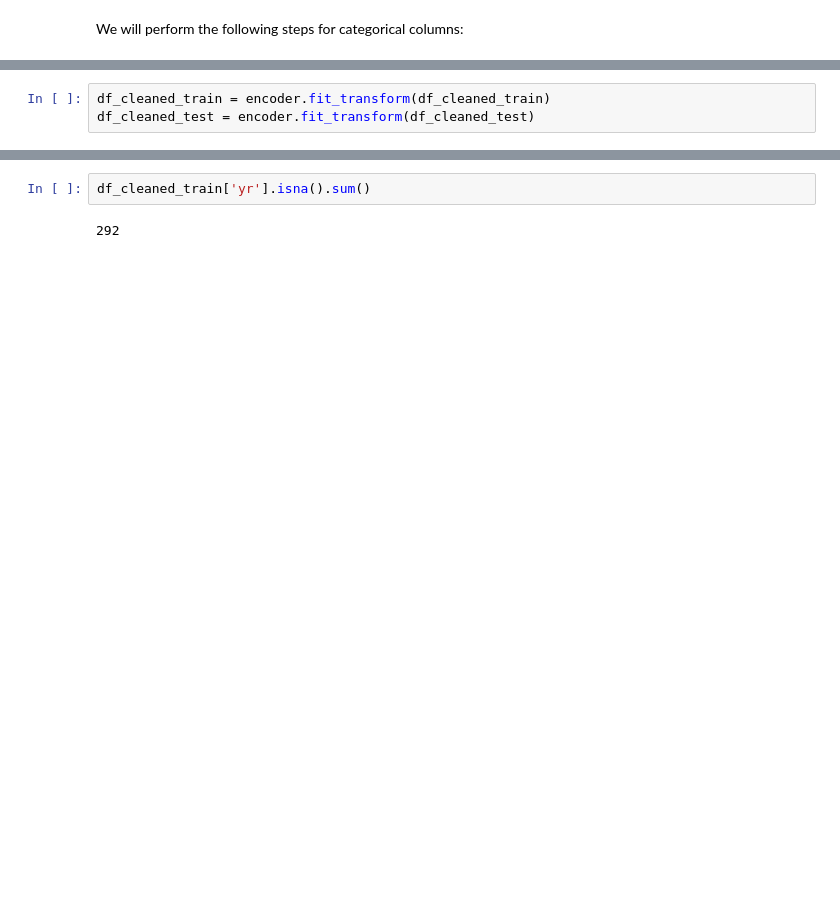
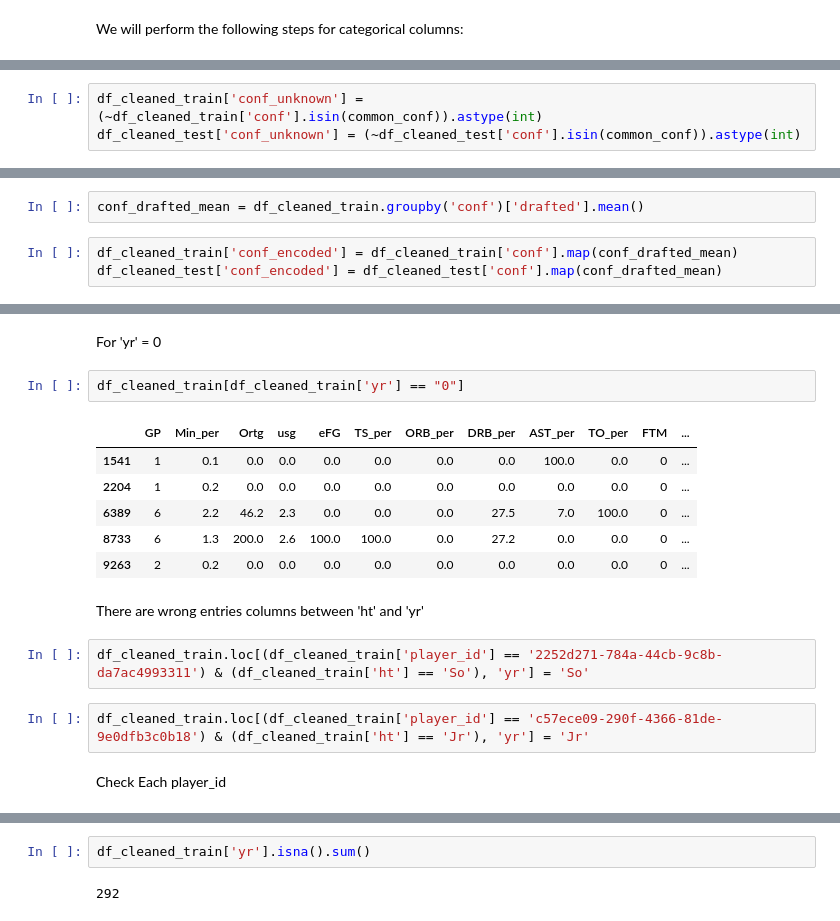
Before and after one commit to chuannarongvat/adv_mla_at1_14229898, a Jupyter notebook: notebooks/chingpayakmon_narongvat-14229898-week1_1.preprocessed.ipynb, the cells around one changed output, grey strips where cells are left out. Cells and saved outputs as stored; diff of their text form; blank space fills up the shorter version.

```diff
--- a/notebooks/chingpayakmon_narongvat-14229898-week1_1.preprocessed.ipynb
+++ b/notebooks/chingpayakmon_narongvat-14229898-week1_1.preprocessed.ipynb
@@ -386,0 +550,3 @@ df_cleaned_train = handle_missing_columns(df_cleaned_train, df_cleaned_test)
+# %%
+df_cleaned_train['conf_unknown'] = (~df_cleaned_train['conf'].isin(common_conf)).astype(int)
+df_cleaned_test['conf_unknown'] = (~df_cleaned_test['conf'].isin(common_conf)).astype(int)
@@ -386,0 +555,5 @@ df_cleaned_train = handle_missing_columns(df_cleaned_train, df_cleaned_test)
+# %%
+conf_drafted_mean = df_cleaned_train.groupby('conf')['drafted'].mean()
+# %%
+df_cleaned_train['conf_encoded'] = df_cleaned_train['conf'].map(conf_drafted_mean)
+df_cleaned_test['conf_encoded'] = df_cleaned_test['conf'].map(conf_drafted_mean)
@@ -401,4 +573 @@ encoder=ce.HashingEncoder(cols='team', n_components=10)
-# %%
-df_cleaned_train = encoder.fit_transform(df_cleaned_train)
-df_cleaned_test = encoder.fit_transform(df_cleaned_test)
 # %% [markdown]
@@ -405,0 +605,19 @@ df_cleaned_test = encoder.fit_transform(df_cleaned_test)
+# %% [markdown]
+For 'yr' = 0
+# %%
+df_cleaned_train[df_cleaned_train['yr'] == "0"]
+# %% [output]
+|  | GP | Min_per | Ortg | usg | eFG | TS_per | ORB_per | DRB_per | AST_per | TO_per | FTM | ... |
+| 1541 | 1 | 0.1 | 0.0 | 0.0 | 0.0 | 0.0 | 0.0 | 0.0 | 100.0 | 0.0 | 0 | ... |
+| 2204 | 1 | 0.2 | 0.0 | 0.0 | 0.0 | 0.0 | 0.0 | 0.0 | 0.0 | 0.0 | 0 | ... |
+| 6389 | 6 | 2.2 | 46.2 | 2.3 | 0.0 | 0.0 | 0.0 | 27.5 | 7.0 | 100.0 | 0 | ... |
+| 8733 | 6 | 1.3 | 200.0 | 2.6 | 100.0 | 100.0 | 0.0 | 27.2 | 0.0 | 0.0 | 0 | ... |
+| 9263 | 2 | 0.2 | 0.0 | 0.0 | 0.0 | 0.0 | 0.0 | 0.0 | 0.0 | 0.0 | 0 | ... |
+# %% [markdown]
+There are wrong entries columns between 'ht' and 'yr'
+# %%
+df_cleaned_train.loc[(df_cleaned_train['player_id'] == '2252d271-784a-44cb-9c8b-da7ac4993311') & (df_cleaned_train['ht'] == 'So'), 'yr'] = 'So'
+# %%
+df_cleaned_train.loc[(df_cleaned_train['player_id'] == 'c57ece09-290f-4366-81de-9e0dfb3c0b18') & (df_cleaned_train['ht'] == 'Jr'), 'yr'] = 'Jr'
+# %% [markdown]
+Check Each player_id
```
Also changed, not shown: parts of 195 cells of this notebook, 15 other files.
